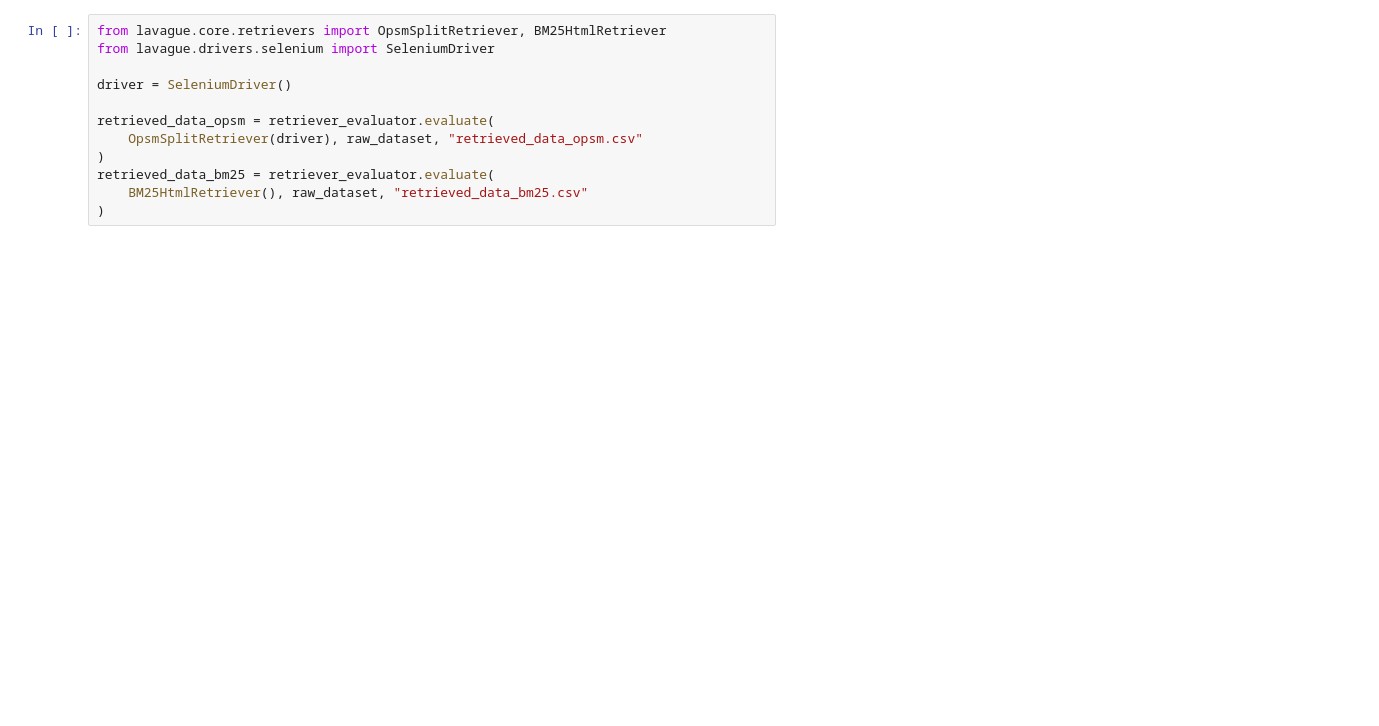
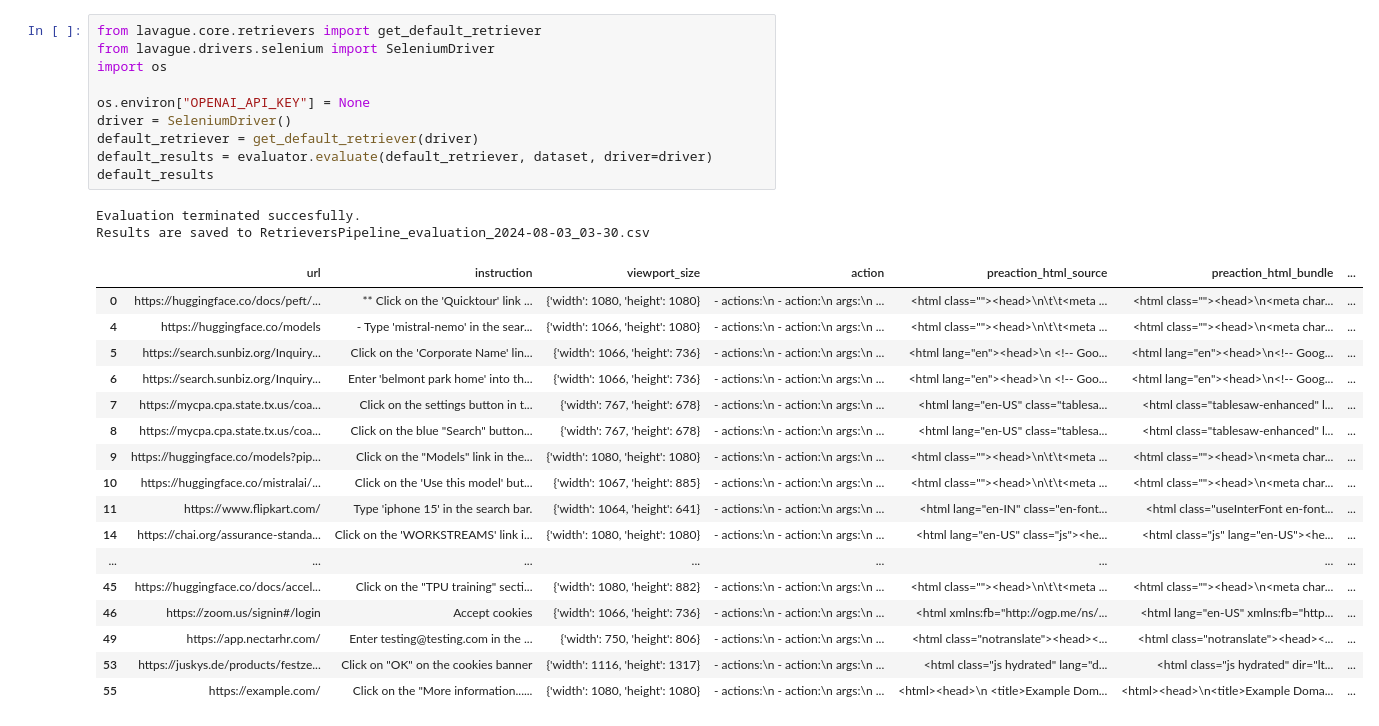
Before and after one commit to lavague-ai/LaVague, a Jupyter notebook: examples/eval_example.ipynb, the cells around one changed output. Drawn from its saved outputs; the diff is of its cells as text; blank space fills up the shorter version.

Commit message:
Update evaluation (#526)
* evaluation using new format

```diff
--- a/examples/eval_example.ipynb
+++ b/examples/eval_example.ipynb
@@ -12,12 +22,30 @@ raw_dataset = pd.read_csv("TheWaveMetaSmall.csv")
 # %%
-from lavague.core.retrievers import OpsmSplitRetriever, BM25HtmlRetriever
+from lavague.core.retrievers import get_default_retriever
 from lavague.drivers.selenium import SeleniumDriver
+import os
 
+os.environ["OPENAI_API_KEY"] = None
 driver = SeleniumDriver()
-
-retrieved_data_opsm = retriever_evaluator.evaluate(
-    OpsmSplitRetriever(driver), raw_dataset, "retrieved_data_opsm.csv"
-)
-retrieved_data_bm25 = retriever_evaluator.evaluate(
-    BM25HtmlRetriever(), raw_dataset, "retrieved_data_bm25.csv"
-)
+default_retriever = get_default_retriever(driver)
+default_results = evaluator.evaluate(default_retriever, dataset, driver=driver)
+default_results
+# %% [output]
+Evaluation terminated succesfully.
+Results are saved to RetrieversPipeline_evaluation_2024-08-03_03-30.csv
+|  | url | instruction | viewport_size | action | preaction_html_source | preaction_html_bundle | ... |
+| 0 | https://huggingface.co/docs/peft/... | ** Click on the 'Quicktour' link ... | {'width': 1080, 'height': 1080} | - actions:\n - action:\n args:\n ... | <html class=""><head>\n\t\t<meta ... | <html class=""><head>\n<meta char... | ... |
+| 4 | https://huggingface.co/models | - Type 'mistral-nemo' in the sear... | {'width': 1066, 'height': 1080} | - actions:\n - action:\n args:\n ... | <html class=""><head>\n\t\t<meta ... | <html class=""><head>\n<meta char... | ... |
+| 5 | https://search.sunbiz.org/Inquiry... | Click on the 'Corporate Name' lin... | {'width': 1066, 'height': 736} | - actions:\n - action:\n args:\n ... | <html lang="en"><head>\n <!-- Goo... | <html lang="en"><head>\n<!-- Goog... | ... |
+| 6 | https://search.sunbiz.org/Inquiry... | Enter 'belmont park home' into th... | {'width': 1066, 'height': 736} | - actions:\n - action:\n args:\n ... | <html lang="en"><head>\n <!-- Goo... | <html lang="en"><head>\n<!-- Goog... | ... |
+| 7 | https://mycpa.cpa.state.tx.us/coa... | Click on the settings button in t... | {'width': 767, 'height': 678} | - actions:\n - action:\n args:\n ... | <html lang="en-US" class="tablesa... | <html class="tablesaw-enhanced" l... | ... |
+| 8 | https://mycpa.cpa.state.tx.us/coa... | Click on the blue "Search" button... | {'width': 767, 'height': 678} | - actions:\n - action:\n args:\n ... | <html lang="en-US" class="tablesa... | <html class="tablesaw-enhanced" l... | ... |
+| 9 | https://huggingface.co/models?pip... | Click on the "Models" link in the... | {'width': 1080, 'height': 1080} | - actions:\n - action:\n args:\n ... | <html class=""><head>\n\t\t<meta ... | <html class=""><head>\n<meta char... | ... |
+| 10 | https://huggingface.co/mistralai/... | Click on the 'Use this model' but... | {'width': 1067, 'height': 885} | - actions:\n - action:\n args:\n ... | <html class=""><head>\n\t\t<meta ... | <html class=""><head>\n<meta char... | ... |
+| 11 | https://www.flipkart.com/ | Type 'iphone 15' in the search bar. | {'width': 1064, 'height': 641} | - actions:\n - action:\n args:\n ... | <html lang="en-IN" class="en-font... | <html class="useInterFont en-font... | ... |
+| 14 | https://chai.org/assurance-standa... | Click on the 'WORKSTREAMS' link i... | {'width': 1080, 'height': 1080} | - actions:\n - action:\n args:\n ... | <html lang="en-US" class="js"><he... | <html class="js" lang="en-US"><he... | ... |
+| ... | ... | ... | ... | ... | ... | ... | ... |
+| 45 | https://huggingface.co/docs/accel... | Click on the "TPU training" secti... | {'width': 1080, 'height': 882} | - actions:\n - action:\n args:\n ... | <html class=""><head>\n\t\t<meta ... | <html class=""><head>\n<meta char... | ... |
+| 46 | https://zoom.us/signin#/login | Accept cookies | {'width': 1066, 'height': 736} | - actions:\n - action:\n args:\n ... | <html xmlns:fb="http://ogp.me/ns/... | <html lang="en-US" xmlns:fb="http... | ... |
+| 49 | https://app.nectarhr.com/ | Enter testing@testing.com in the ... | {'width': 750, 'height': 806} | - actions:\n - action:\n args:\n ... | <html class="notranslate"><head><... | <html class="notranslate"><head><... | ... |
+| 53 | https://juskys.de/products/festze... | Click on "OK" on the cookies banner | {'width': 1116, 'height': 1317} | - actions:\n - action:\n args:\n ... | <html class="js hydrated" lang="d... | <html class="js hydrated" dir="lt... | ... |
+| 55 | https://example.com/ | Click on the "More information...... | {'width': 1080, 'height': 1080} | - actions:\n - action:\n args:\n ... | <html><head>\n <title>Example Dom... | <html><head>\n<title>Example Doma... | ... |
```
Also changed, not shown: parts of 8 cells of this notebook, 3 other files.
